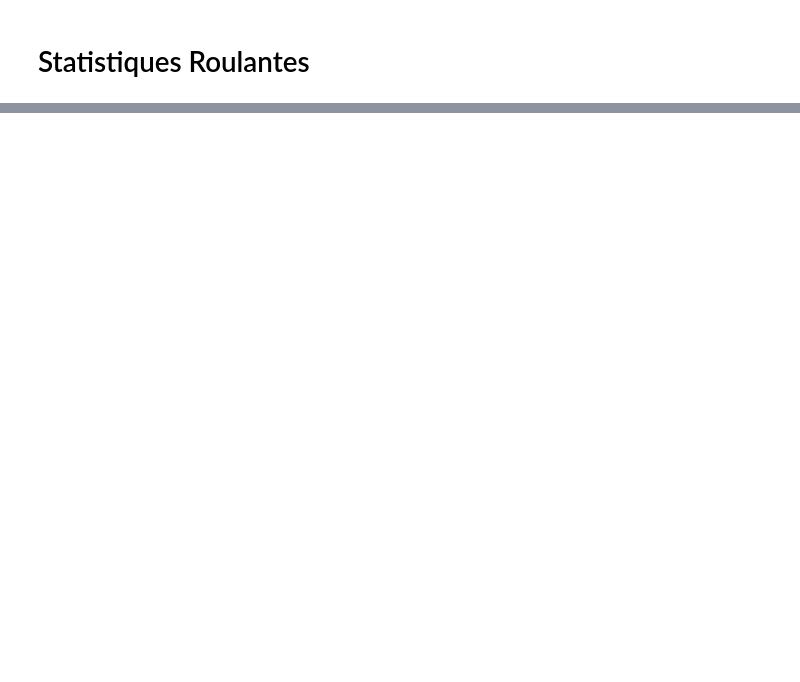
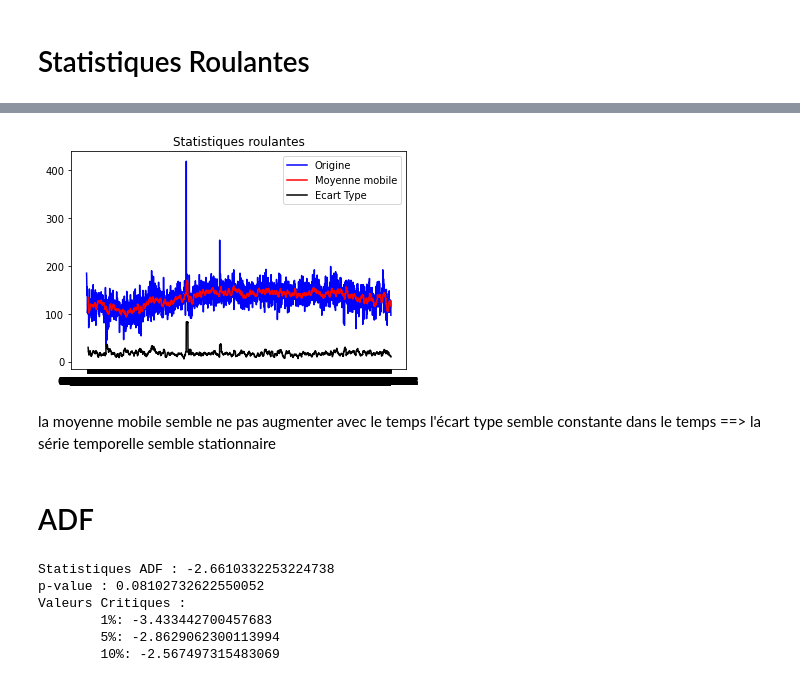
Before and after one commit to jgaman/series-temporelles-Crimes-Dataset, a Jupyter notebook: notebook_serie_temporelle.ipynb, the cells around one changed output, grey strips where cells are left out. Cells and saved outputs as stored; diff of their text form; code cells hidden in the pictures; blank space fills up the shorter version.

```diff
--- a/notebook_serie_temporelle.ipynb
+++ b/notebook_serie_temporelle.ipynb
@@ -145,0 +152,36 @@ print(rolling_mean)
+# %%
+#calculons la moyenne roulante pour notre crimes
+rolling_mean = crime_date.rolling(window= 12).mean()
+# calculons l'écart type roulant pour notre dataset
+rolling_std = crime_date.rolling(window=12).std()
+#visualisons les statisques roulantes
+
+plt.plot(crime_date, color='blue', label='Origine')
+plt.plot(rolling_mean, color='red', label='Moyenne mobile')
+plt.plot(rolling_std, color='black', label='Ecart Type')
+
+plt.legend(loc='best')
+plt.title('Statistiques roulantes')
+plt.show()
+# %% [output]
+[figure, added]
+# %% [markdown]
+la moyenne mobile semble ne pas augmenter avec le temps
+l'écart type semble constante dans le temps
+==> la série temporelle semble stationnaire
+# %% [markdown]
+# ADF
+# %%
+result = adfuller(crime_date)
+print('Statistiques ADF : {}'.format(result[0]))
+print('p-value : {}'.format(result[1]))
+print('Valeurs Critiques :')
+for key, value in result[4].items():
+    print('\t{}: {}'.format(key, value))
+# %% [output]
+Statistiques ADF : -2.6610332253224738
+p-value : 0.08102732622550052
+Valeurs Critiques :
+        1%: -3.433442700457683
+        5%: -2.8629062300113994
+        10%: -2.567497315483069
```
Also changed, not shown: parts of 19 cells of this notebook, 1 other file.
